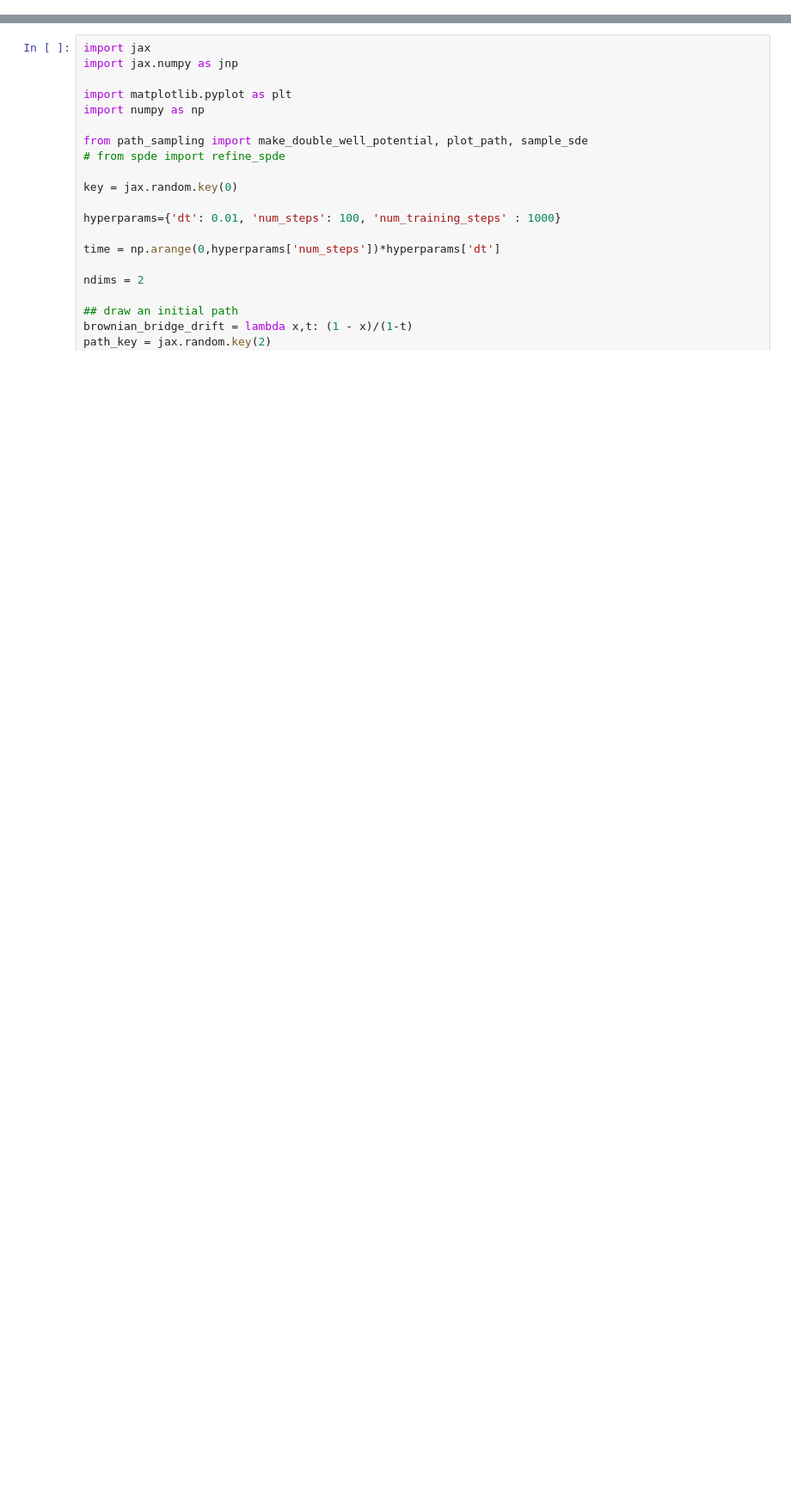
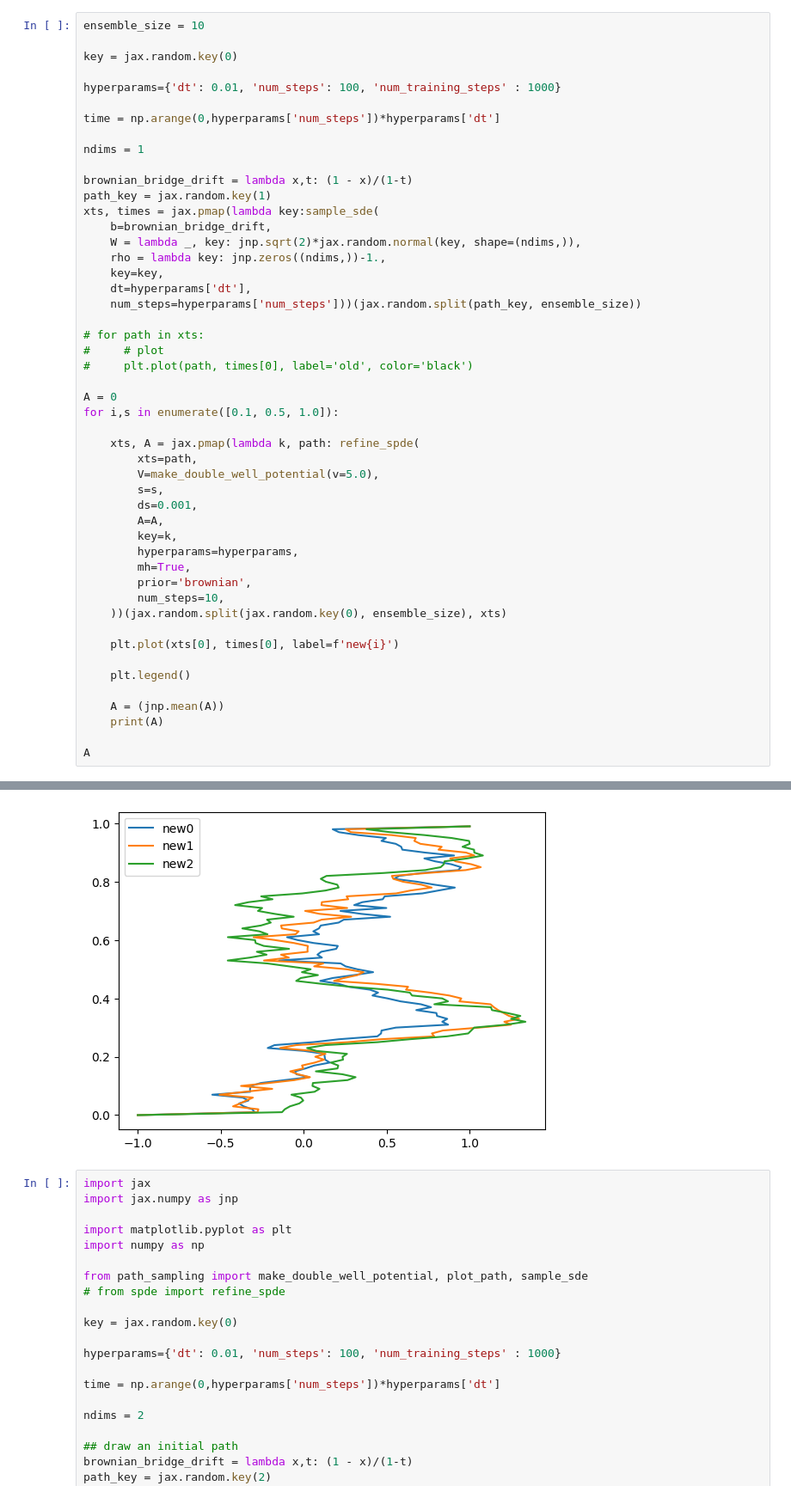
Before and after one commit to reubenharry/path_sampling, a Jupyter notebook: src/spde.ipynb, the cells around one changed output, grey strips where cells are left out. Shown at 86% size. Saved outputs shown, nothing was run; the diff lists cells and outputs as text; blank space fills up the shorter version.

```diff
--- a/src/spde.ipynb
+++ b/src/spde.ipynb
@@ -133,0 +152,50 @@ Exception: stop
+# %%
+ensemble_size = 10
+
+key = jax.random.key(0)
+
+hyperparams={'dt': 0.01, 'num_steps': 100, 'num_training_steps' : 1000}
+
+time = np.arange(0,hyperparams['num_steps'])*hyperparams['dt']
+
+ndims = 1
+
+brownian_bridge_drift = lambda x,t: (1 - x)/(1-t)
+path_key = jax.random.key(1)
+xts, times = jax.pmap(lambda key:sample_sde(
+    b=brownian_bridge_drift,
+    W = lambda _, key: jnp.sqrt(2)*jax.random.normal(key, shape=(ndims,)),
+    rho = lambda key: jnp.zeros((ndims,))-1.,
+    key=key,
+    dt=hyperparams['dt'],
+    num_steps=hyperparams['num_steps']))(jax.random.split(path_key, ensemble_size))
+
+# for path in xts:
+#     # plot
+#     plt.plot(path, times[0], label='old', color='black')
+
+A = 0
+for i,s in enumerate([0.1, 0.5, 1.0]):
+
+    xts, A = jax.pmap(lambda k, path: refine_spde(
+        xts=path,
+        V=make_double_well_potential(v=5.0),
+        s=s,
+        ds=0.001,
+        A=A,
+        key=k,
+        hyperparams=hyperparams,
+        mh=True,
+        prior='brownian',
+        num_steps=10,
+    ))(jax.random.split(jax.random.key(0), ensemble_size), xts)
+
+    plt.plot(xts[0], times[0], label=f'new{i}')
+
+    plt.legend()
+
+    A = (jnp.mean(A))
+    print(A)
+
+A
+# %% [output]
@@ -134,3 +206,4 @@ Exception: stop
+[figure, added]
 # %%
 import jax
 import jax.numpy as jnp
```
Also changed, not shown: parts of 6 cells of this notebook, 3 other files.
